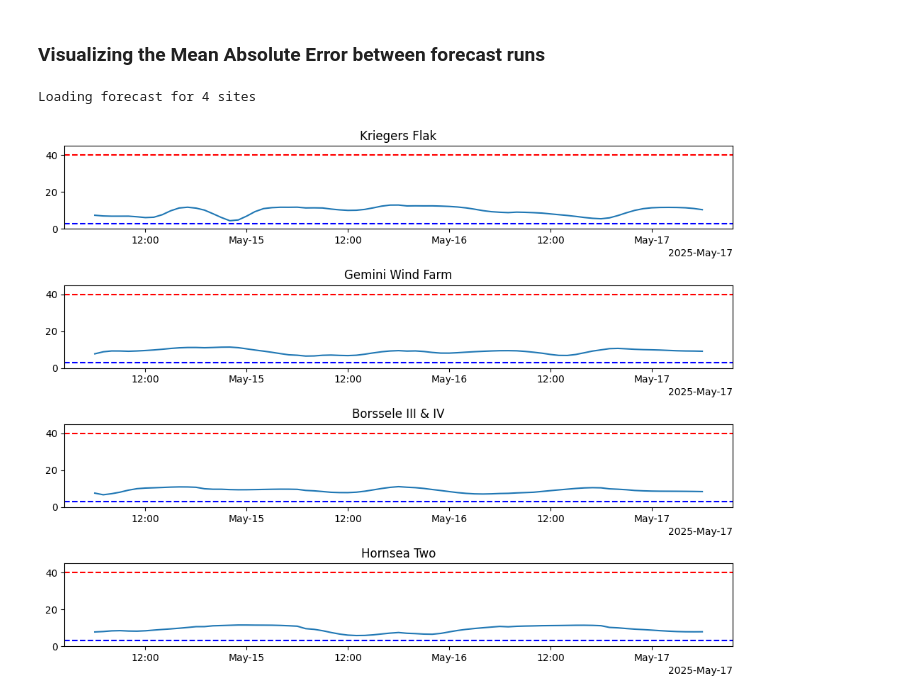
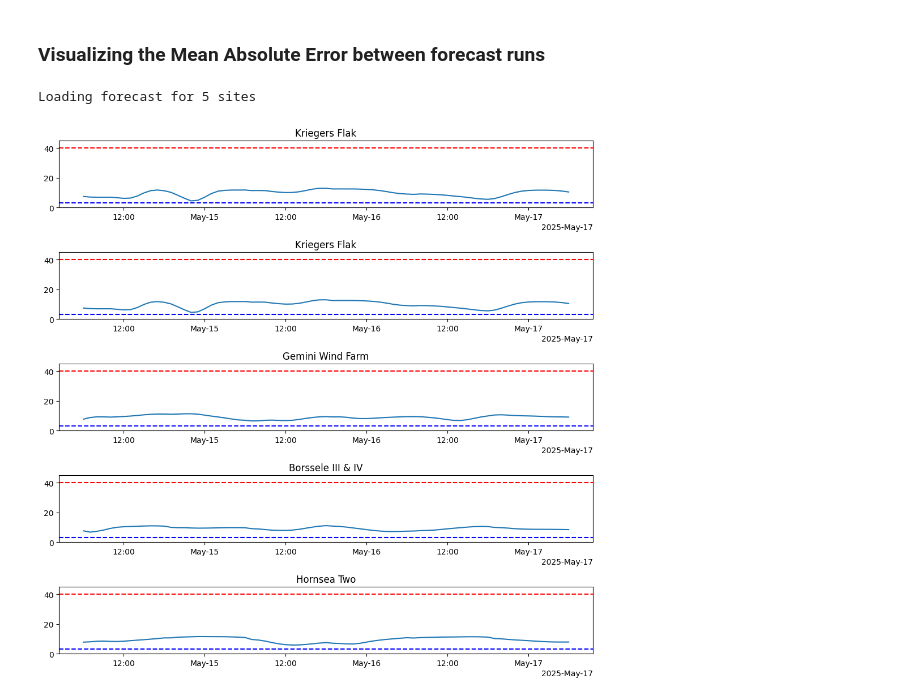
Before and after one commit to juaAI/jua-python-sdk, a Jupyter notebook: examples/weather/extreme_event_detector.ipynb, the cells around one changed output. Cells and saved outputs as stored; diff of their text form; code cells hidden in the pictures.

Commit message:
Add label to latlon

```diff
--- a/examples/weather/extreme_event_detector.ipynb
+++ b/examples/weather/extreme_event_detector.ipynb
@@ -13,10 +13,11 @@ logging.basicConfig(level=logging.INFO)
 # %%
 # Defining the sites that we are interested in
 sites = [
-    ("Kriegers Flak", LatLon(55.06, 13.00)),
-    ("Gemini Wind Farm", LatLon(54.04, 5.96)),
-    ("Borssele III & IV", LatLon(51.71, 2.91)),
-    ("Hornsea Two", LatLon(53.89, 1.79)),
+    LatLon(55.06, 13.00, label="Kriegers Flak"),
+    LatLon(55.06, 13.00, label="Kriegers Flak"),
+    LatLon(54.04, 5.96, label="Gemini Wind Farm"),
+    LatLon(51.71, 2.91, label="Borssele III & IV"),
+    LatLon(53.89, 1.79, label="Hornsea Two"),
 ]
 
 # We want to check if the wind speed exceeds some threshold
@@ -34,15 +35,14 @@ model = client.weather.get_model(Models.EPT1_5)
 # %%
 # Load the latest forecast
 print(f"Loading forecast for {len(sites)} sites")
-points = [site[1] for site in sites]
 site_forecasts = model.forecast.get_forecast(
     init_time="latest",
     variables=variables,
-    points=points,
+    points=sites,
     max_lead_time=TIME_WINDOW,
 )
 # %% [output]
-Loading forecast for 4 sites
+Loading forecast for 5 sites
 # %%
 _, axs = plt.subplots(len(sites), 1, figsize=(10, len(sites) * 2))
 wind = site_forecasts[Variables.WIND_SPEED_AT_HEIGHT_LEVEL_100M].to_absolute_time()
@@ -51,32 +51,32 @@ y_limit = max(WINDSPEED_UPPER_THRESHOLD + 5, wind.max())
 for i, site in enumerate(sites):
     site_data = wind.isel(point=i)
     site_data.plot(ax=axs[i])
-    axs[i].set_title(site[0])
+    axs[i].set_title(site.label)
 
     # Draw horizontal line at threshold
     axs[i].axhline(WINDSPEED_UPPER_THRESHOLD, color="red", linestyle="--")
     axs[i].axhline(WINDSPEED_LOWER_THRESHOLD, color="blue", linestyle="--")
     # no ylable, no xlabel
     axs[i].set_ylim(0, y_limit)
     axs[i].set_ylabel("")
     axs[i].set_xlabel("")
 
     # Select dates where wind speed exceeds upper threshold
     time = site_data.absolute_time.values.flatten()
     site_data = site_data.values.flatten()
     upper_threshold_mask = site_data > WINDSPEED_UPPER_THRESHOLD
     upper_threshold_dates = time[upper_threshold_mask]
 
     # Mark the dates with a vertical line
     for date in upper_threshold_dates:
         axs[i].axvline(date, color="red", linestyle="--")
 
     lower_threshold_mask = site_data < WINDSPEED_LOWER_THRESHOLD
     lower_threshold_dates = time[lower_threshold_mask]
     for date in lower_threshold_dates:
         axs[i].axvline(date, color="blue", linestyle="--")
 
 plt.tight_layout()
 plt.show()
 # %% [output]
-[figure, old version]
+[figure, new version]
```
Also changed, not shown: 1 other file.
